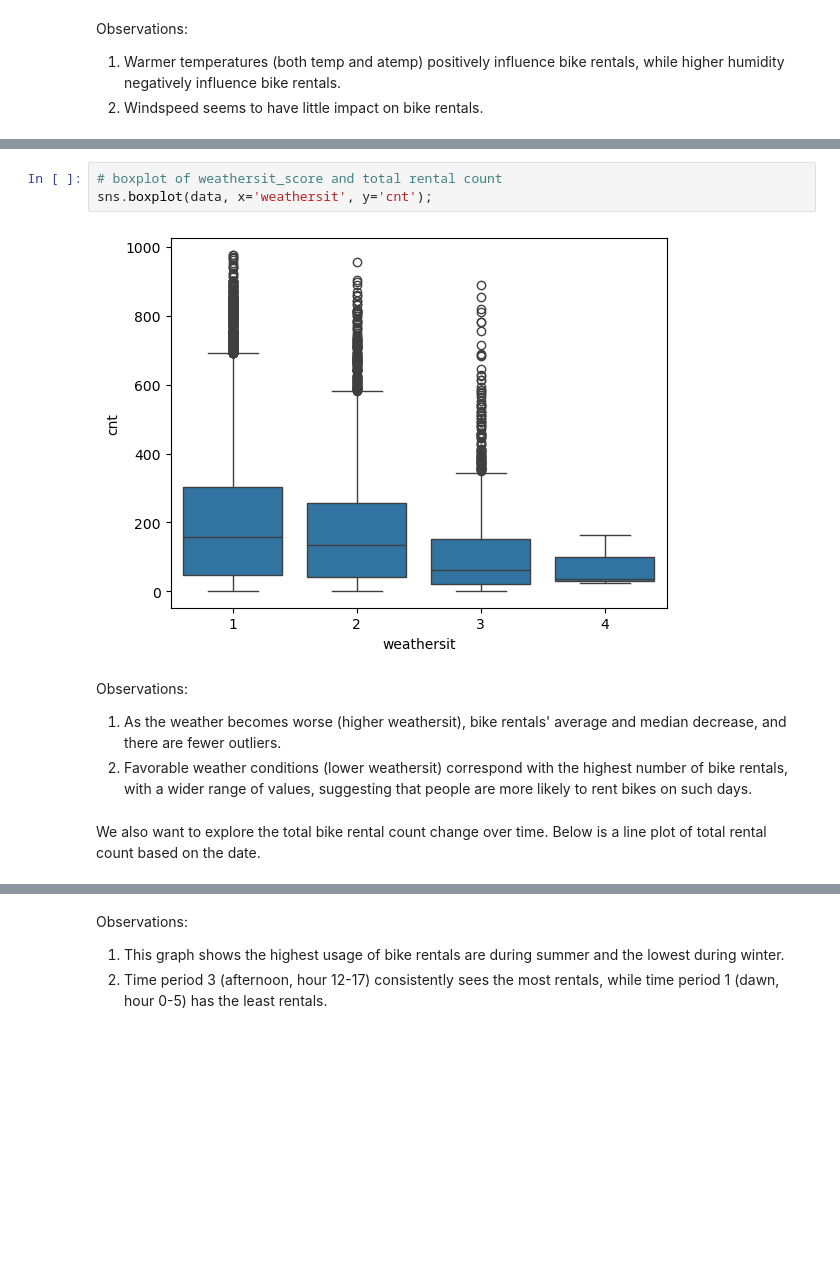
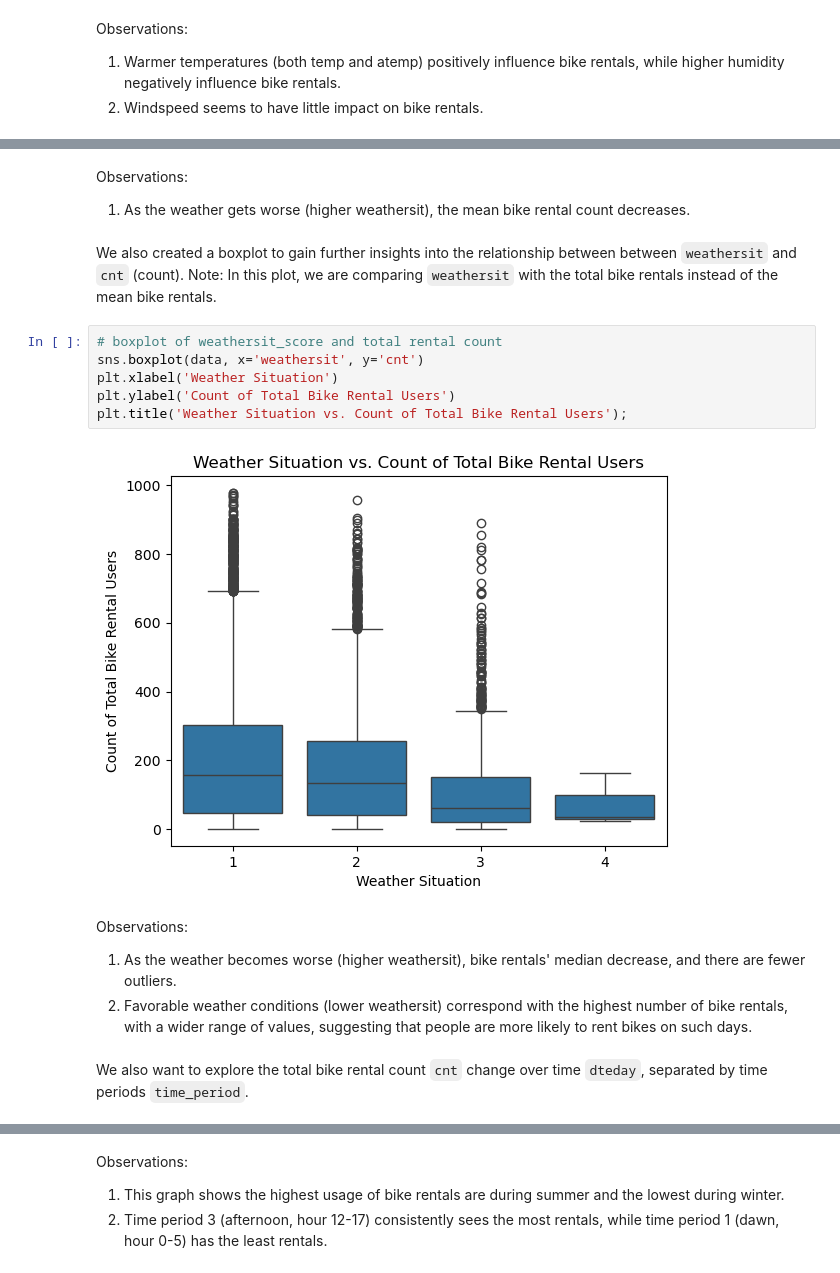
Before and after one commit to victorialiu7/info2950-final-proj, a Jupyter notebook: Info2950 Phase 2.ipynb, the cells around one changed output, grey strips where cells are left out. Drawn from its saved outputs; the diff is of its cells as text; blank space fills up the shorter version.

```diff
--- a/Info2950 Phase 2.ipynb
+++ b/Info2950 Phase 2.ipynb
@@ -287,16 +260,24 @@ print(weather_cnt_analyze)
 | 1 | 2 | 175.165493 |
 | 2 | 3 | 111.579281 |
 | 3 | 4 | 74.333333 |
+# %% [markdown]
+Observations:
+1. As the weather gets worse (higher weathersit), the mean bike rental count decreases.
+# %% [markdown]
+We also created a boxplot to gain further insights into the relationship between between `weathersit` and `cnt` (count). Note: In this plot, we are comparing `weathersit` with the total bike rentals instead of the mean bike rentals.
 # %%
 # boxplot of weathersit_score and total rental count
-sns.boxplot(data, x='weathersit', y='cnt');
+sns.boxplot(data, x='weathersit', y='cnt')
+plt.xlabel('Weather Situation')
+plt.ylabel('Count of Total Bike Rental Users')
+plt.title('Weather Situation vs. Count of Total Bike Rental Users');
 # %% [output]
-[figure, old version]
+[figure, new version]
 # %% [markdown]
 Observations:
-1. As the weather becomes worse (higher weathersit), bike rentals' average and median decrease, and there are fewer outliers.
+1. As the weather becomes worse (higher weathersit), bike rentals' median decrease, and there are fewer outliers.
 2. Favorable weather conditions (lower weathersit) correspond with the highest number of bike rentals, with a wider range of values, suggesting that people are more likely to rent bikes on such days.
 # %% [markdown]
-We also want to explore the total bike rental count change over time. Below is a line plot of total rental count based on the date.
+We also want to explore the total bike rental count `cnt` change over time `dteday`, separated by time periods `time_period`.
 # %%
 # plot the change of total rental count over time (day)
```
Also changed, not shown: parts of 26 cells of this notebook.
